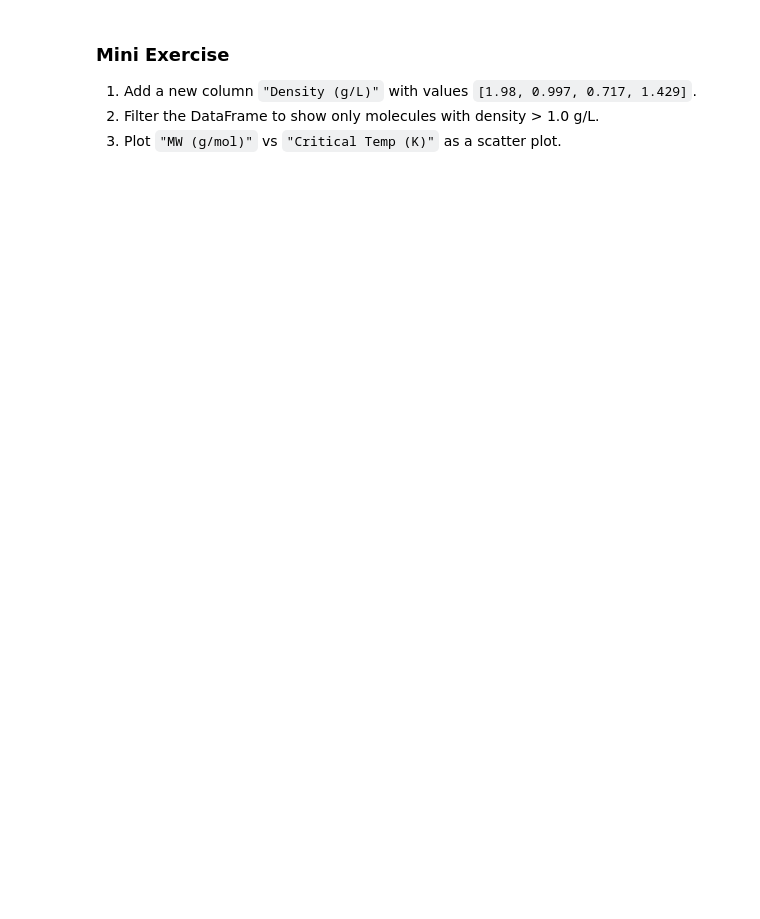
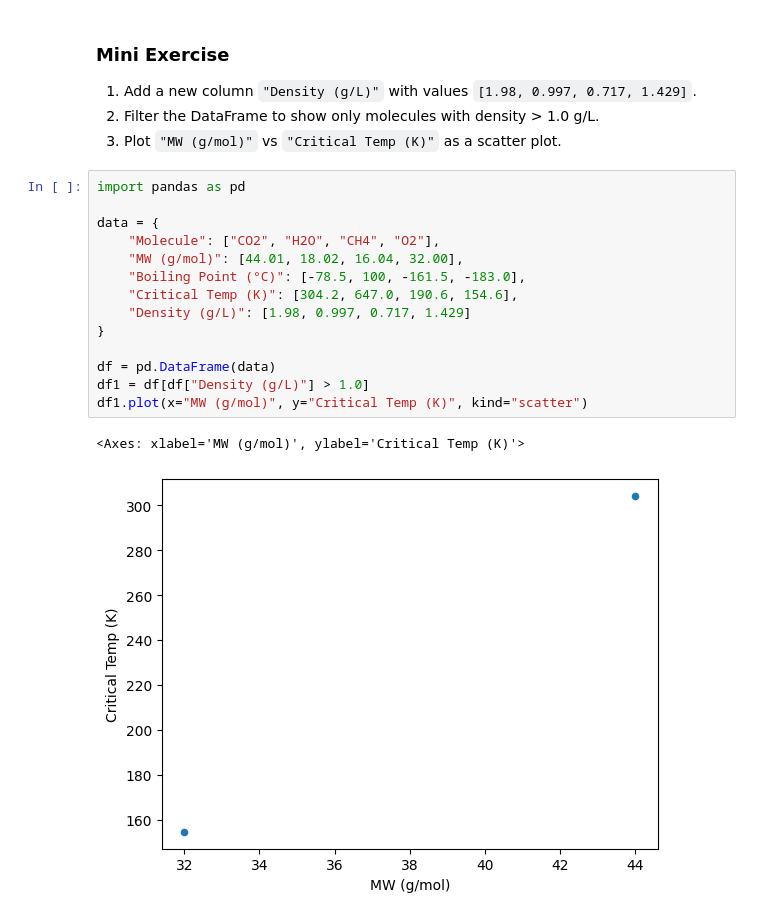
Before and after one commit to dnauminator/comp-chem, a Jupyter notebook: tutorials/tutorial_01_python_refresher.ipynb, the cells around one changed output. Saved outputs shown, nothing was run; the diff lists cells and outputs as text; blank space fills up the shorter version.

```diff
--- a/tutorials/tutorial_01_python_refresher.ipynb
+++ b/tutorials/tutorial_01_python_refresher.ipynb
@@ -641,3 +741,20 @@ plt.show()
 1. Add a new column `"Density (g/L)"` with values `[1.98, 0.997, 0.717, 1.429]`.
 2. Filter the DataFrame to show only molecules with density > 1.0 g/L.
 3. Plot `"MW (g/mol)"` vs `"Critical Temp (K)"` as a scatter plot.
+# %%
+import pandas as pd
+
+data = {
+    "Molecule": ["CO2", "H2O", "CH4", "O2"],
+    "MW (g/mol)": [44.01, 18.02, 16.04, 32.00],
+    "Boiling Point (°C)": [-78.5, 100, -161.5, -183.0],
+    "Critical Temp (K)": [304.2, 647.0, 190.6, 154.6],
+    "Density (g/L)": [1.98, 0.997, 0.717, 1.429]
+}
+
+df = pd.DataFrame(data)
+df1 = df[df["Density (g/L)"] > 1.0]
+df1.plot(x="MW (g/mol)", y="Critical Temp (K)", kind="scatter")
+# %% [output]
+<Axes: xlabel='MW (g/mol)', ylabel='Critical Temp (K)'>
+[figure, added]
```
Also changed, not shown: parts of 15 cells of this notebook.
